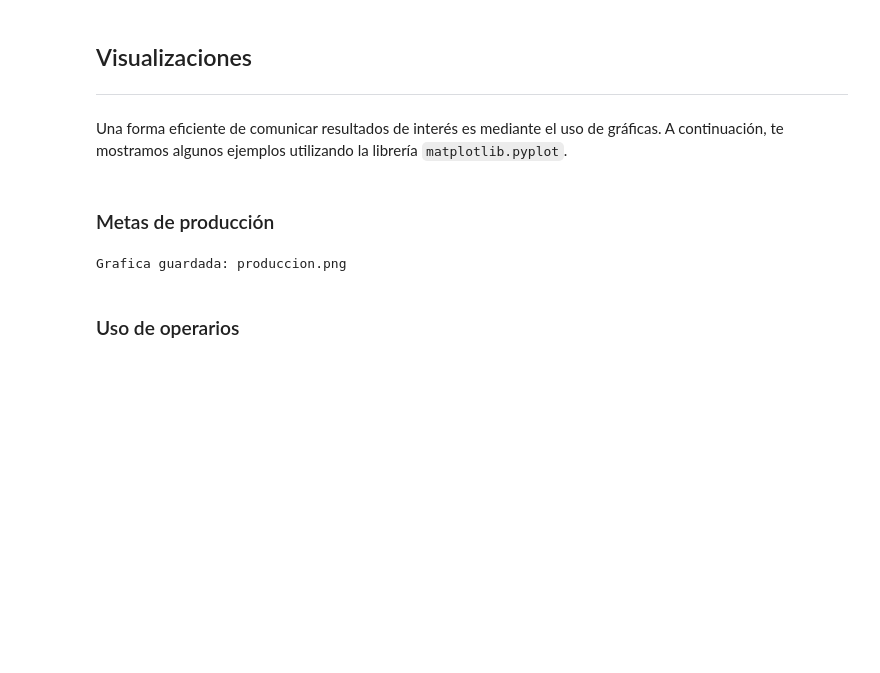
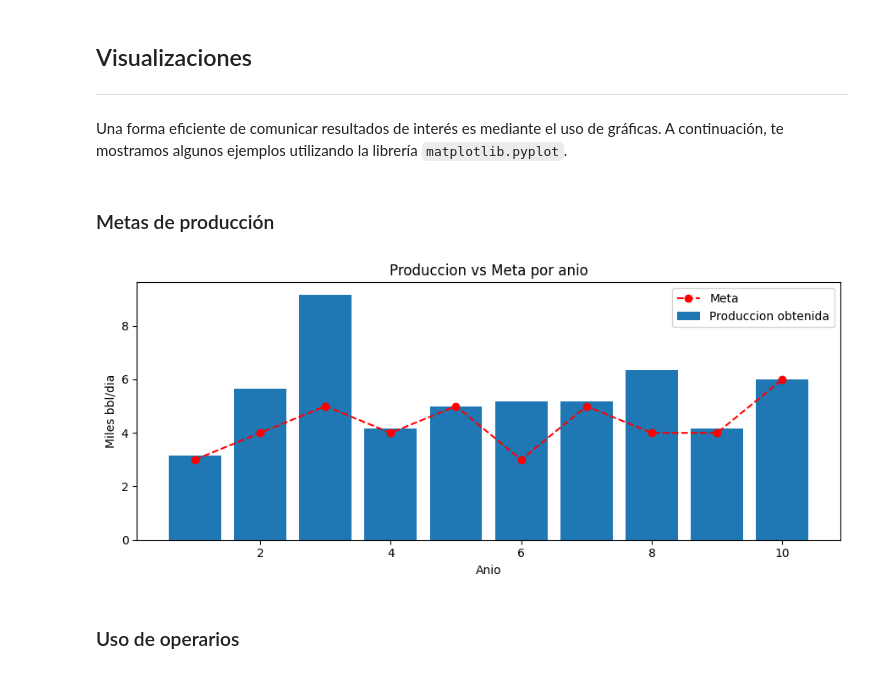
Before and after one commit to JSMKJ/MODELO-COMPUTACIONAL, a Jupyter notebook: Semana2/Caso3_solucion.ipynb, the cells around one changed output. Drawn from its saved outputs; the diff is of its cells as text; code cells hidden in the pictures; blank space fills up the shorter version.

Commit message:
Integrar gráficas inline en Caso3_solucion.ipynb

```diff
--- a/Semana2/Caso3_solucion.ipynb
+++ b/Semana2/Caso3_solucion.ipynb
@@ -642,22 +642,20 @@ Una forma eficiente de comunicar resultados de interés es mediante el uso de gr
 # %% [markdown]
 ### Metas de producción
 # %%
-import matplotlib
-matplotlib.use("Agg")
+%matplotlib inline
 import matplotlib.pyplot as plt
 
 prod_anual = [sum(prod[i]*lp.value(x[i,t]) for i in Pozos) for t in Tiempos]
 metas_list = [metas[t] for t in Tiempos]
 
 fig, ax = plt.subplots(figsize=(9,4))
 ax.bar(list(Tiempos), prod_anual, label="Produccion obtenida")
 ax.plot(list(Tiempos), metas_list, "r--o", label="Meta")
 ax.set_xlabel("Anio"); ax.set_ylabel("Miles bbl/dia")
 ax.set_title("Produccion vs Meta por anio")
-ax.legend(); plt.tight_layout(); plt.savefig("produccion.png"); plt.close()
-print("Grafica guardada: produccion.png")
+ax.legend(); plt.tight_layout(); plt.show()
 # %% [output]
-Grafica guardada: produccion.png
+[figure, added]
 # %% [markdown]
 ### Uso de operarios
 # %%
```
Also changed, not shown: parts of 2 cells of this notebook.
